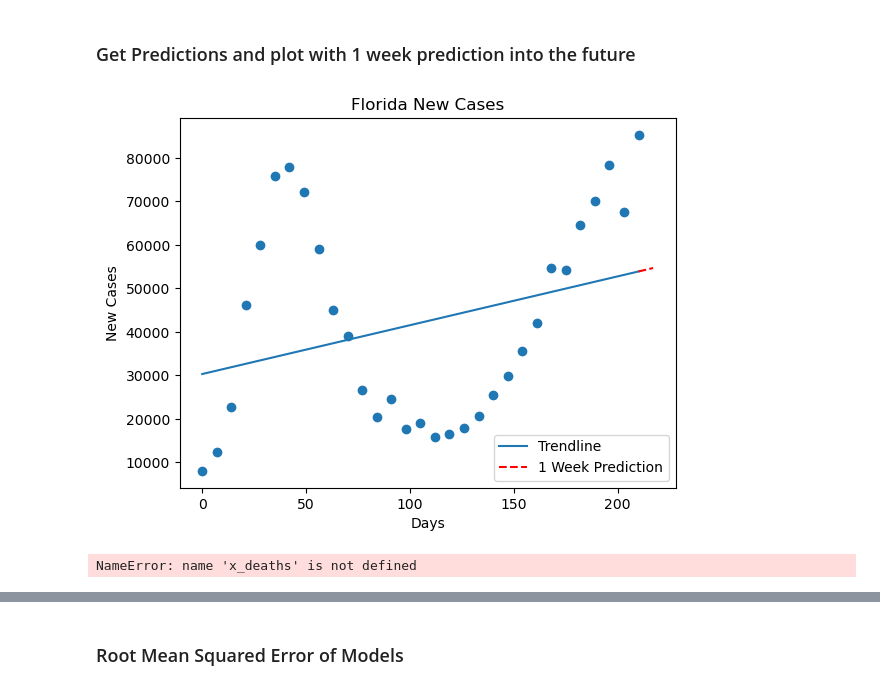
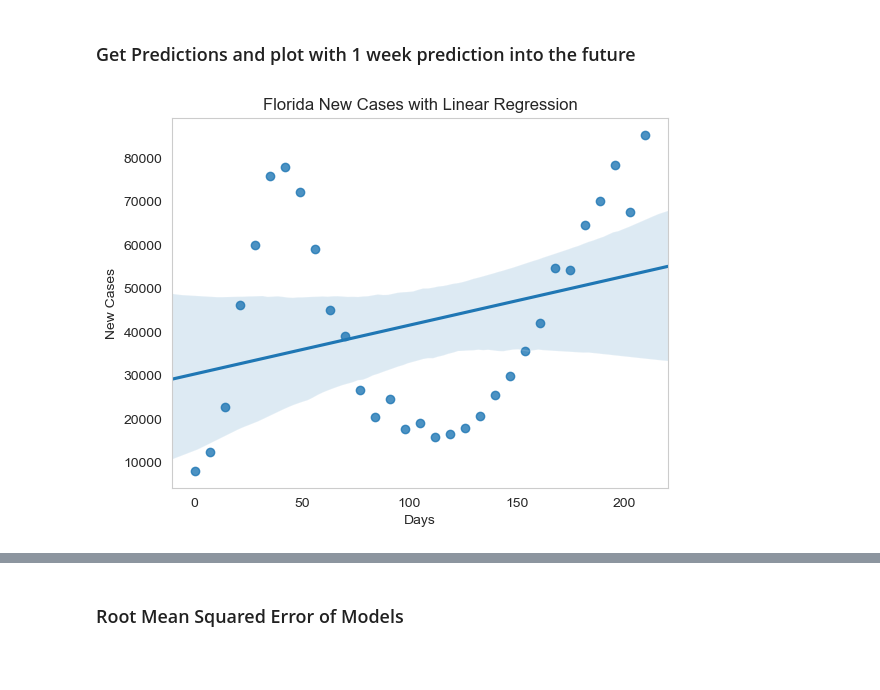
Before and after one commit to smbarber2/405ProjectGroup1, a Jupyter notebook: derek_stage4.ipynb, the cells around one changed output, grey strips where cells are left out. Cells and saved outputs as stored; diff of their text form; code cells hidden in the pictures; blank space fills up the shorter version.

```diff
--- a/derek_stage4.ipynb
+++ b/derek_stage4.ipynb
@@ -62,31 +46,9 @@ deaths_pred_linear = deaths_linear.predict(reshape(x_ext))
-# %%
-# Plot the original data points
-plt.scatter(x, florida_new_cases)
-
-# Plot the trendline for the existing data
-plt.plot(x, cases_pred_linear[:-1], label='Trendline')
-
-# Plot the extended part of the trendline with a different style
-plt.plot(x_ext[-2:], cases_pred_linear[-2:], 'r--', label='1 Week Prediction')
-
-# Add title and labels
-plt.title('Florida New Cases')
-plt.xlabel('Days')
-plt.ylabel('New Cases')
-
-# Add a legend to distinguish the lines
-plt.legend()
-
-# Show the plot
-plt.show()
-# %% [output]
-[figure, removed]
-# %%
-plt.scatter(x_deaths, florida_new_deaths, color='red')
-plt.plot(x_deaths, deaths_pred_linear, color='red')
-plt.title('Florida New Deaths')
-plt.xlabel('Days')
-plt.ylabel('New Deaths')
-plt.show()
-# %% [output]
-NameError: name 'x_deaths' is not defined
+# %%
+ax = regplot(florida_new_cases, x=x, y=florida_new_cases, label='Cases', truncate=False)
+ax.set_title('Florida New Cases with Linear Regression')
+ax.set_xlabel('Days')
+ax.set_ylabel('New Cases')
+plt.grid()
+plt.show()
+# %% [output]
+[figure, added]
```
Also changed, not shown: parts of 52 cells of this notebook.
